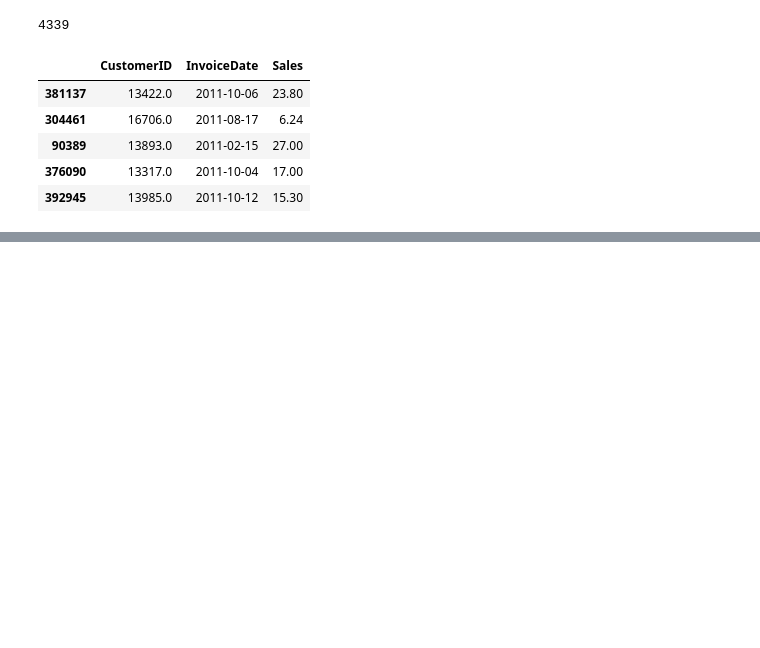
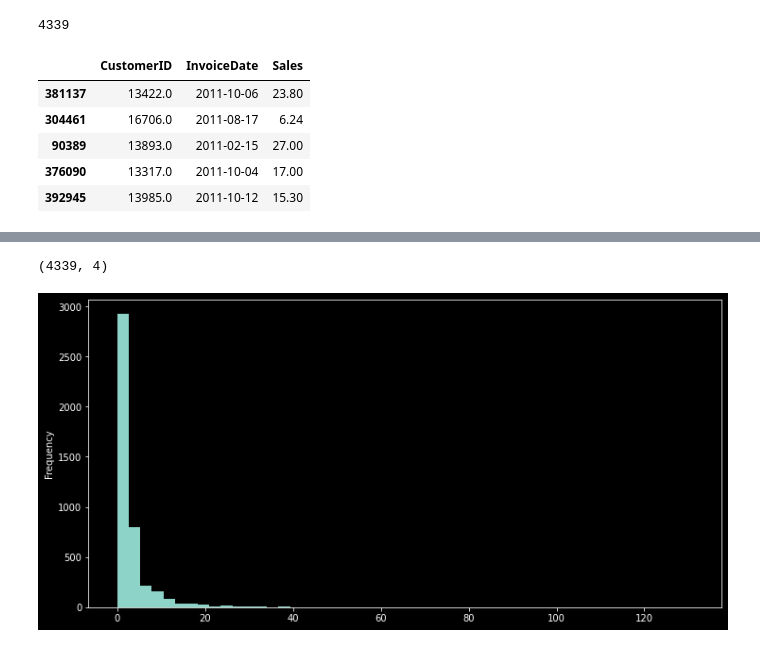
Before and after one commit to sidd-hart/customer-segmentation, a Jupyter notebook: notebooks/2.2-LifeTimes-CLTV-Analysis.ipynb, the cells around one changed output, grey strips where cells are left out. Drawn from its saved outputs; the diff is of its cells as text; code cells hidden in the pictures; blank space fills up the shorter version.

```diff
--- a/notebooks/2.2-LifeTimes-CLTV-Analysis.ipynb
+++ b/notebooks/2.2-LifeTimes-CLTV-Analysis.ipynb
@@ -75,3 +79,9 @@ df.sample(5)
 | 90389 | 13893.0 | 2011-02-15 | 27.00 |
 | 376090 | 13317.0 | 2011-10-04 | 17.00 |
 | 392945 | 13985.0 | 2011-10-12 | 15.30 |
+# %%
+data = lu.summary_data_from_transaction_data(df,
+                                             'CustomerID',
+                                             'InvoiceDate', monetary_value_col='Sales',
+                                             observation_period_end='2011-12-9'
+                                            )
@@ -77,0 +103,8 @@ df.sample(5)
+# %%
+data.shape
+# %% [output]
+(4339, 4)
+# %%
+data['frequency'].plot(kind='hist', bins=50);
+# %% [output]
+[figure, added]
```
Also changed, not shown: parts of 8 cells of this notebook, 1 other file.
